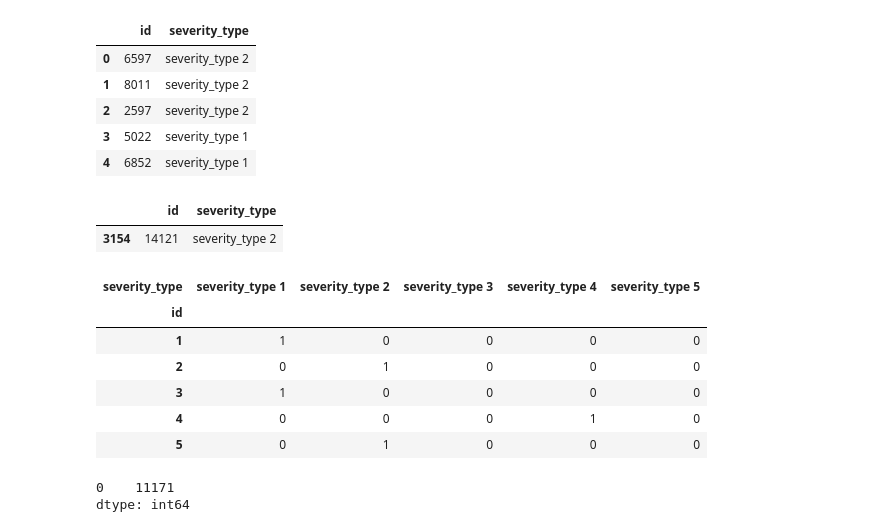
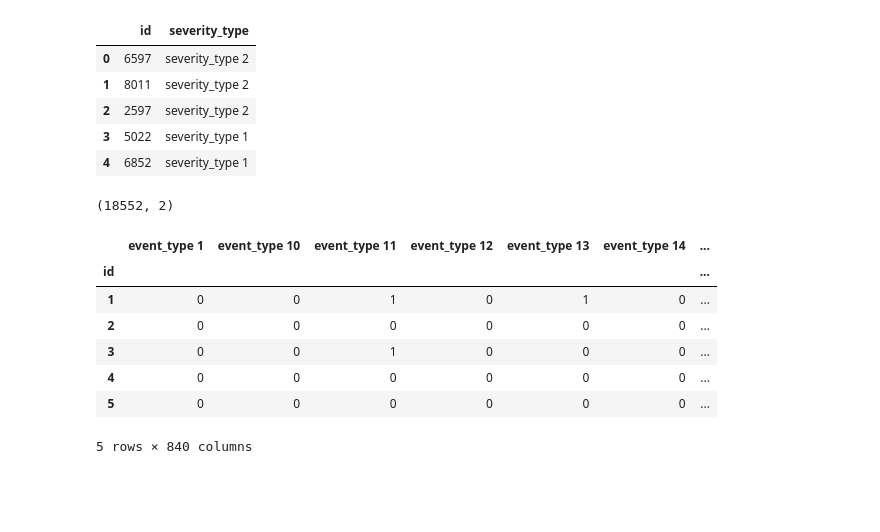
Before and after one commit to emmygold1/kaggle_proj, a Jupyter notebook: telstra/dataset_discovery.ipynb, the cells around one changed output. Drawn from its saved outputs; the diff is of its cells as text; code cells hidden in the pictures; blank space fills up the shorter version.

```diff
--- a/telstra/dataset_discovery.ipynb
+++ b/telstra/dataset_discovery.ipynb
@@ -300,0 +188,3 @@ resource = pd.read_csv('resource_type.csv')
+# %%
+resource_agg = resource_by_id['resource_type'].apply(lambda x: x.tolist())
+resource_bin = pd.DataFrame(mlb.fit_transform(resource_agg.values), columns=mlb.classes_, index=resource_agg.index)
@@ -339,2 +230,7 @@ res_type = res_1.unstack(level=1).fillna(0)
 # %%
 sev = pd.read_csv('severity_type.csv')
+# %%
+sev_by_id = sev.groupby('id', sort=False)
+# %%
+sev_agg = sev_by_id['severity_type'].apply(lambda x: x.tolist())
+sev_bin = pd.DataFrame(mlb.fit_transform(sev_agg.values), columns=mlb.classes_, index=sev_agg.index)
@@ -367,8 +273,3 @@ sev.head()
 | 2 | 2597 | severity_type 2 |
 | 3 | 5022 | severity_type 1 |
 | 4 | 6852 | severity_type 1 |
-# %%
-sev.loc[(sev.loc[:, 'id'] == 14121).values]
-# %% [output]
-|  | id | severity_type |
-| 3154 | 14121 | severity_type 2 |
@@ -379,10 +276,17 @@ sev_type = sev_1.unstack(level=1).fillna(0)
+# %%
+sev.shape
+# %% [output]
+(18552, 2)
+# %%
+features_agg = pd.concat([event_bin, logf_bin, resource_bin, sev_bin, logf_pivot], axis=1)
 # %%
-sev_type.head()
+features_agg.head()
 # %% [output]
-| severity_type | severity_type 1 | severity_type 2 | severity_type 3 | severity_type 4 | severity_type 5 |
-| id |  |  |  |  |  |
-| 1 | 1 | 0 | 0 | 0 | 0 |
-| 2 | 0 | 1 | 0 | 0 | 0 |
-| 3 | 1 | 0 | 0 | 0 | 0 |
-| 4 | 0 | 0 | 0 | 1 | 0 |
-| 5 | 0 | 1 | 0 | 0 | 0 |
+|  | event_type 1 | event_type 10 | event_type 11 | event_type 12 | event_type 13 | event_type 14 | ... |
+| id |  |  |  |  |  |  | ... |
+| 1 | 0 | 0 | 1 | 0 | 1 | 0 | ... |
+| 2 | 0 | 0 | 0 | 0 | 0 | 0 | ... |
+| 3 | 0 | 0 | 1 | 0 | 0 | 0 | ... |
+| 4 | 0 | 0 | 0 | 0 | 0 | 0 | ... |
+| 5 | 0 | 0 | 0 | 0 | 0 | 0 | ... |
+5 rows × 840 columns
@@ -391,5 +292,0 @@ sample = pd.read_csv('sample_submission.csv')
-# %%
-sample.predict_2.value_counts()
-# %% [output]
-0    11171
-dtype: int64
```
Also changed, not shown: parts of 62 cells of this notebook.
